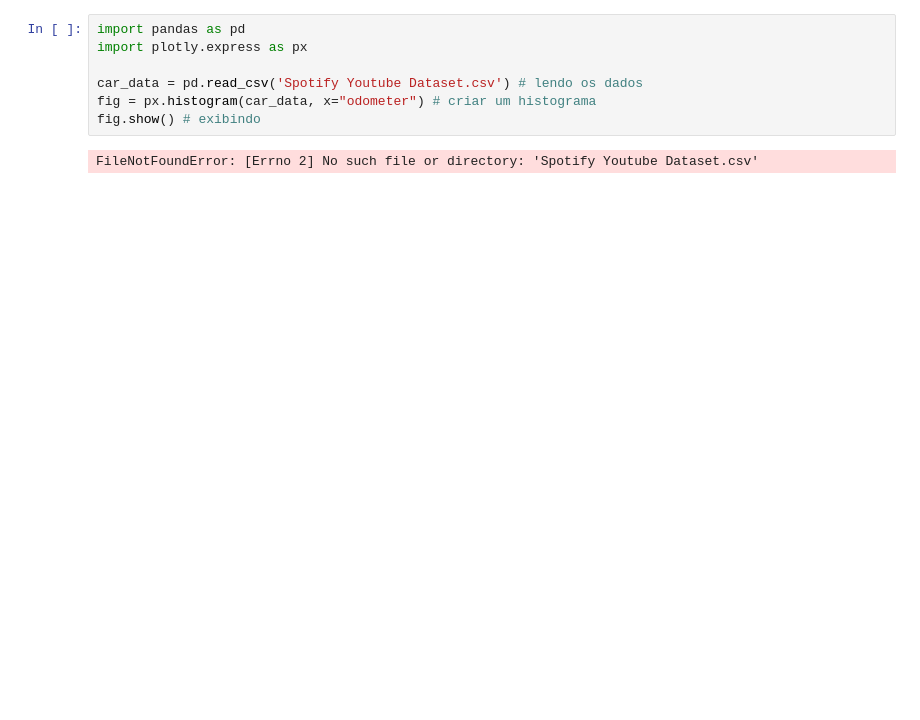
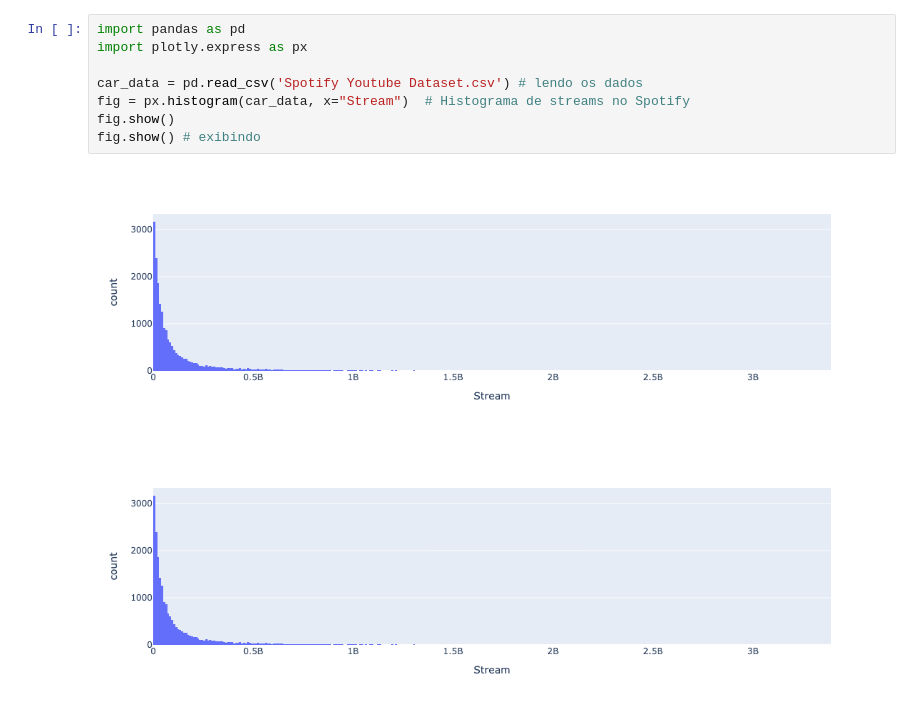
Before and after one commit to ronesc/ProjetoSprint5, a Jupyter notebook: Notebooks/EDA.ipynb, the cells around one changed output. Cells and saved outputs as stored; diff of their text form; blank space fills up the shorter version.

```diff
--- a/Notebooks/EDA.ipynb
+++ b/Notebooks/EDA.ipynb
@@ -1,9 +1,11 @@
 # %%
 import pandas as pd
 import plotly.express as px
 
 car_data = pd.read_csv('Spotify Youtube Dataset.csv') # lendo os dados
-fig = px.histogram(car_data, x="odometer") # criar um histograma
+fig = px.histogram(car_data, x="Stream")  # Histograma de streams no Spotify
+fig.show()
 fig.show() # exibindo
 # %% [output]
-FileNotFoundError: [Errno 2] No such file or directory: 'Spotify Youtube Dataset.csv'
+[figure, added]
+[figure, added]
```
Also changed, not shown: 4 other files.
